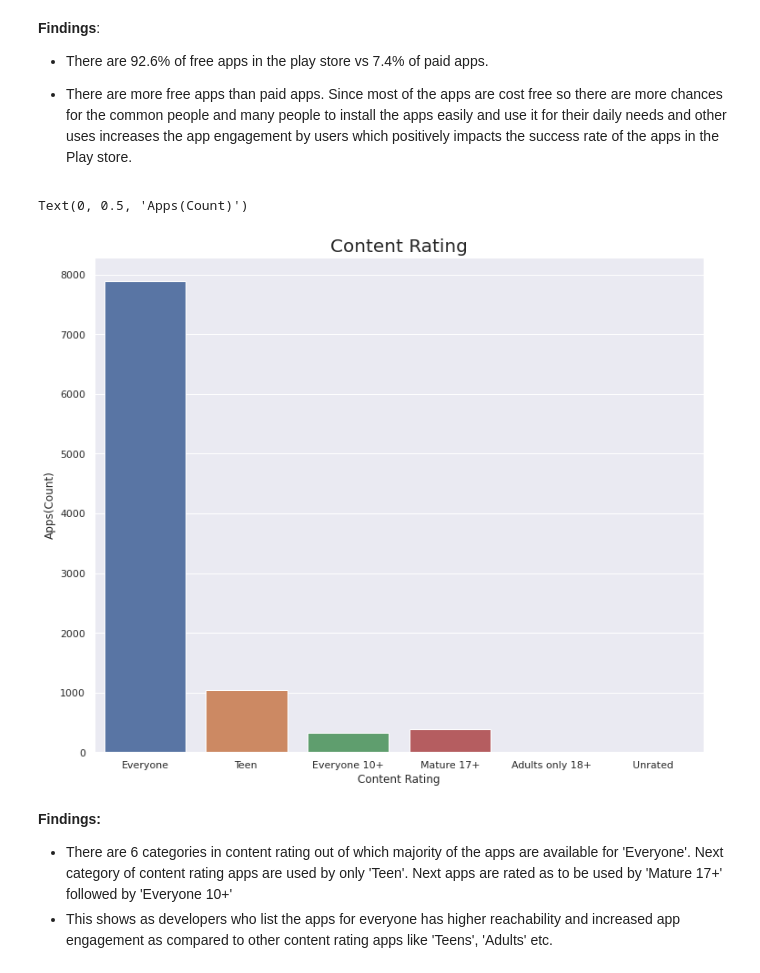
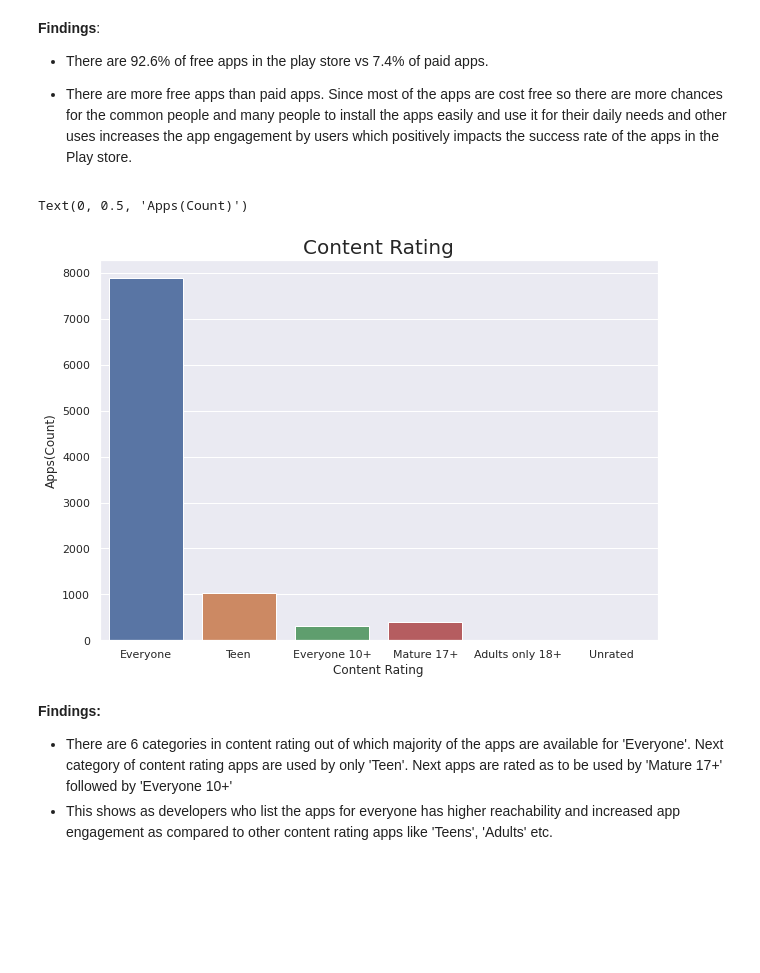
Before and after one commit to Abhishek-Shubham001/Play-Store-App-Review-Analysis, a Jupyter notebook: Play_Store_App_Review_Analysis_Capstone_Project.ipynb, the cells around one changed output. Cells and saved outputs as stored; diff of their text form; code cells hidden in the pictures; blank space fills up the shorter version.

```diff
--- a/Play_Store_App_Review_Analysis_Capstone_Project.ipynb
+++ b/Play_Store_App_Review_Analysis_Capstone_Project.ipynb
@@ -757,0 +794,5 @@ dtype('int64')
+# %%
+# The kb_to_mb funtion applied to the size column
+
+ps_df['Size'] = ps_df['Size'].apply(lambda x: kb_to_mb(x))
+ps_df.head()
@@ -757,0 +825,12 @@ dtype('int64')
+# %%
+# Finding max, min, mean, and median in the Size column excluding the 'Varies with device' values.
+
+max_size = ps_df[ps_df['Size'] != 'Varies with device']['Size'].max()
+
+min_size = ps_df[ps_df['Size'] != 'Varies with device']['Size'].min()
+
+mean_size = round(ps_df[ps_df['Size'] != 'Varies with device']['Size'].mean(),4)
+
+median_size = ps_df[ps_df['Size'] != 'Varies with device']['Size'].median()
+
+[max_size, min_size, mean_size, median_size]
@@ -757,0 +861,6 @@ dtype('int64')
+# %%
+# Replacing the value of 'Varies with device' with median of the Size column
+ps_df['Size'].mask(ps_df['Size'] == 'Varies with device',median_size, inplace=True)
+# %%
+#Converting object to float type
+ps_df['Size']= ps_df['Size'].astype(float)
@@ -959,14 +1119,14 @@ plt.show()
 
 - There are more free apps than paid apps. Since most of the apps are cost free so there are more chances for the common people and many people to install the apps easily and use it for their daily needs and other uses increases the app engagement by users which positively impacts the success rate of the apps in the Play store.
 # %%
-plt.figure(figsize=(12,10))
+plt.figure(figsize=(10,7))
 sns.countplot(x='Content Rating', data= ps_df)
 # plt.xticks(rotation=50)
 plt.title('Content Rating', size= 20)
 plt.ylabel('Apps(Count)')
 # %% [output]
 Text(0, 0.5, 'Apps(Count)')
-[figure, old version]
+[figure, new version]
 # %% [markdown]
 **Findings:**
 
```
Also changed, not shown: parts of 68 cells of this notebook.
